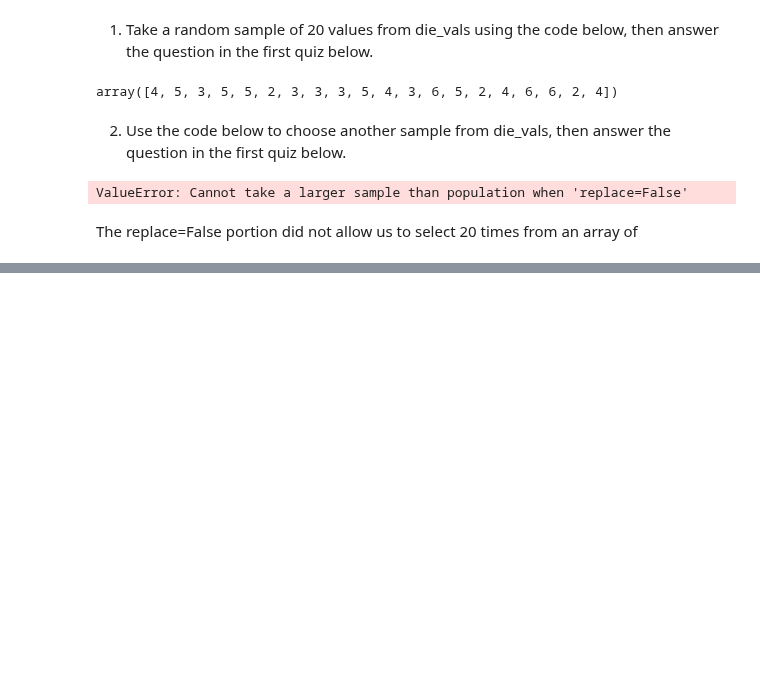
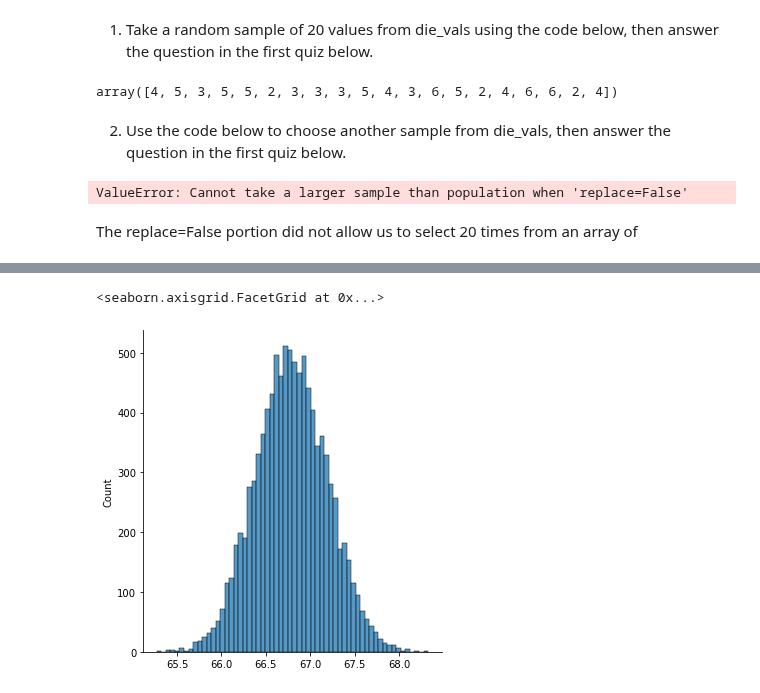
Before and after one commit to vpontello/DataScience_Nanodegree, a Jupyter notebook: 00_Extracurricular/02_Practical_Statistics/practical_statistics.ipynb, the cells around one changed output, grey strips where cells are left out. Drawn from its saved outputs; the diff is of its cells as text; code cells hidden in the pictures; blank space fills up the shorter version.

```diff
--- a/00_Extracurricular/02_Practical_Statistics/practical_statistics.ipynb
+++ b/00_Extracurricular/02_Practical_Statistics/practical_statistics.ipynb
@@ -998,0 +1005,9 @@ The replace=False portion did not allow us to select 20 times from an array of
+# %%
+import pandas as pd
+import numpy as np
+
+np.random.seed(42)
+
+coffee_full = pd.read_csv('data/coffee_dataset.csv')
+# creating a sample to simulate the data we might actually get in the real world.
+coffee_red = coffee_full.sample(200)
@@ -998,0 +1112,13 @@ The replace=False portion did not allow us to select 20 times from an array of
+# %%
+samples_i = np.random.choice(200, size=[10000,200])
+samples = [coffee_red.iloc[samples_i[i]] for i in range(samples_i.shape[0])]
+# %%
+dist_arr = []
+for sample in samples:
+    x = sample.query('drinks_coffee == False')['height'].mean()
+    dist_arr.append(x)
+# %%
+sns.displot(dist_arr)
+# %% [output]
+<seaborn.axisgrid.FacetGrid at 0x...>
+[figure, added]
```
Also changed, not shown: parts of 16 cells of this notebook, 1 other file.
